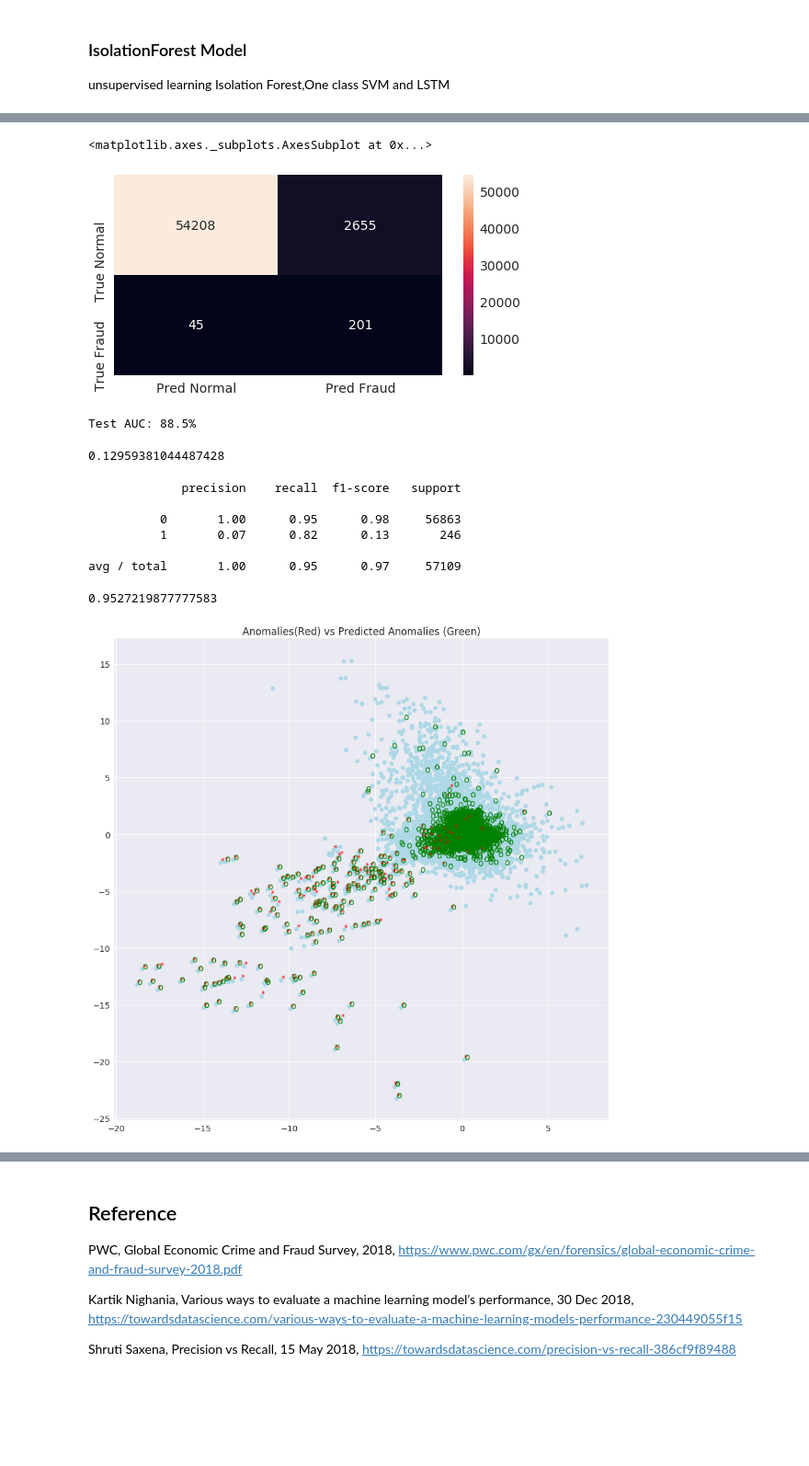
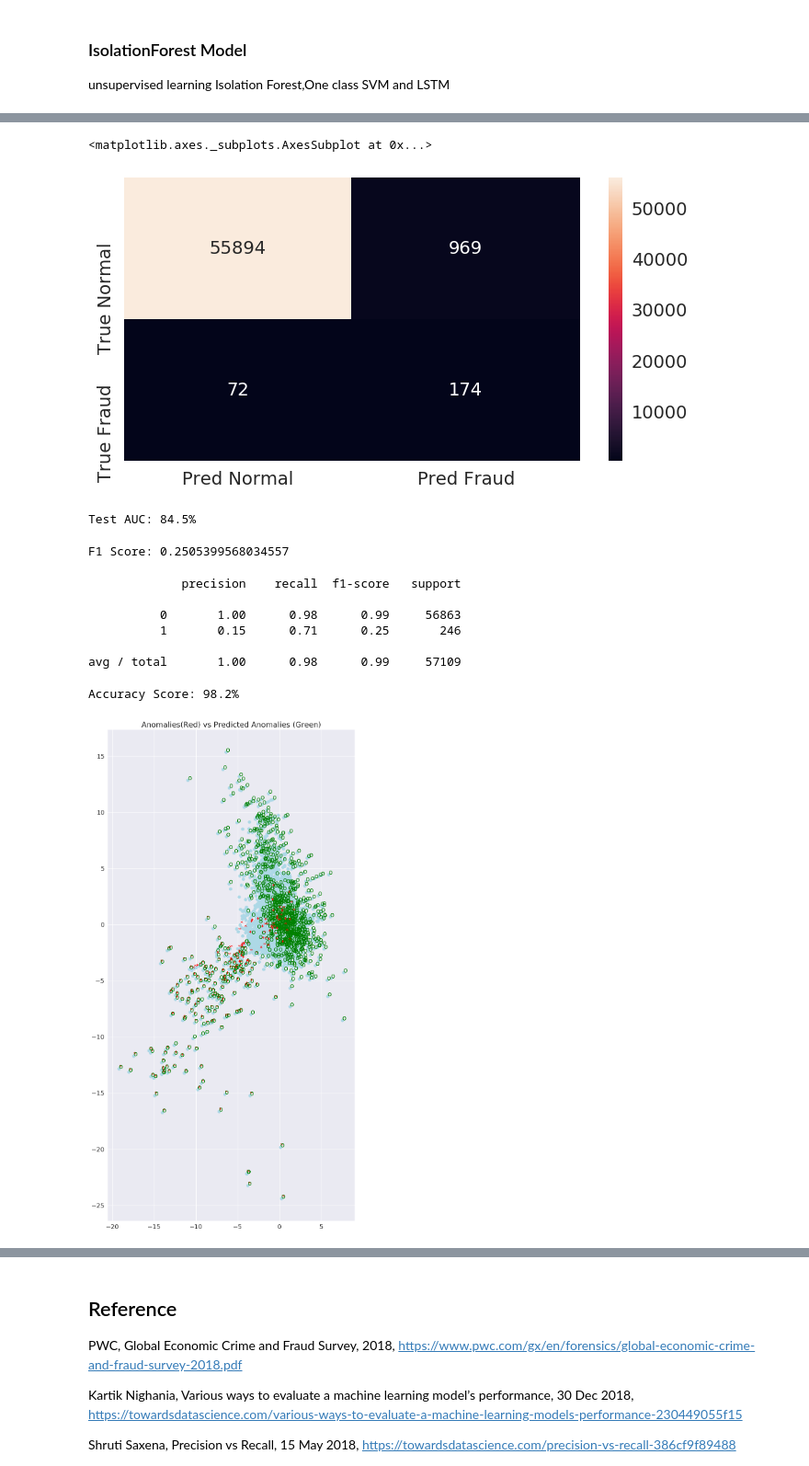
Before and after one commit to bukhbayar/capstone-finance, a Jupyter notebook: notebooks/1.0-credit-card-fraud.ipynb, the cells around one changed output, grey strips where cells are left out. Shown at 92% size. Cells and saved outputs as stored; diff of their text form; code cells hidden in the pictures; blank space fills up the shorter version.

```diff
--- a/notebooks/1.0-credit-card-fraud.ipynb
+++ b/notebooks/1.0-credit-card-fraud.ipynb
@@ -530,6 +529,6 @@ from sklearn.model_selection import train_test_split
 # %%
-model = IsolationForest(n_estimators=100, max_samples= 256 , contamination=0.2, \
-                        max_features=1, bootstrap=False, n_jobs=-1, random_state=42, verbose=0)
+model = IsolationForest(n_estimators=100, max_samples=256 , contamination=0.1, \
+                        max_features=1, bootstrap=False, n_jobs=-1, random_state=2018, verbose=0)
 # %%
 model.fit(df_train)
 # %% [output]
@@ -555,10 +554,11 @@ Validation AUC: 90.6%
 # %%
+test_score = model.decision_function(df_test)
 prediction=test_score.copy()
 prediction=1-prediction
 
 prediction_class=prediction.copy()
-prediction_class[prediction>=np.percentile(prediction,95)]=1
-prediction_class[prediction<np.percentile(prediction,95)]=0
+prediction_class[prediction>=np.percentile(prediction,98)]=1
+prediction_class[prediction<np.percentile(prediction,98)]=0
 
 cm = confusion_matrix(df_test_Y, prediction_class)
 df_cm = pd.DataFrame(cm,['True Normal','True Fraud'],['Pred Normal','Pred Fraud'])
@@ -568,40 +568,39 @@ sns.set(font_scale=1.4)
 sns.heatmap(df_cm, annot=True, annot_kws={"size": 14}, fmt='g')
 # %% [output]
 <matplotlib.axes._subplots.AxesSubplot at 0x...>
-[figure, old version]
+[figure, new version]
 # %%
-test_score = model.decision_function(df_test)
 print("Test AUC: {:.1%}".format(roc_auc_score(df_test_Y, prediction_class)))
 # %% [output]
-Test AUC: 88.5%
+Test AUC: 84.5%
-# %%
-f1_score(df_test_Y, prediction_class)
-# %% [output]
-0.12959381044487428
+# %%
+print("F1 Score: {}".format(f1_score(df_test_Y, prediction_class)))
+# %% [output]
+F1 Score: 0.2505399568034557
 # %%
 print(classification_report(df_test_Y, prediction_class))
 # %% [output]
              precision    recall  f1-score   support
 
-          0       1.00      0.95      0.98     56863
-          1       0.07      0.82      0.13       246
+          0       1.00      0.98      0.99     56863
+          1       0.15      0.71      0.25       246
 
-avg / total       1.00      0.95      0.97     57109
+avg / total       1.00      0.98      0.99     57109
 # %%
 # Accuracy = (Number of elements correctly classified)/(Total elements)
-accuracy_score(df_test_Y,prediction_class)
+print("Accuracy Score: {:.1%}".format(accuracy_score(df_test_Y,prediction_class)))
 # %% [output]
-0.9527219877777583
+Accuracy Score: 98.2%
 # %%
 # Same Scatter Plotting on IsolationForest model
 
-fig, ax = plt.subplots(figsize=(15, 15))
+fig, ax = plt.subplots(figsize=(10, 20))
 ax.scatter(df_test['V14'], df_test['V10'], marker="o", color="lightBlue")
 ax.set_title('Anomalies(Red) vs Predicted Anomalies (Green)')
 for i, txt in enumerate(df_test['V14'].index):
     if df_test_Y.loc[txt] == 1:
         ax.annotate('*', (df_test['V14'].loc[txt], df_test['V10'].loc[txt]), fontsize=13, color='Red')
     if prediction_class[i] == 1:
         ax.annotate('o', (df_test['V14'].loc[txt], df_test['V10'].loc[txt]), fontsize=15, color='Green')
 # %% [output]
-[figure, old version]
+[figure, new version]
```
Also changed, not shown: parts of 16 cells of this notebook, 1 other file.
